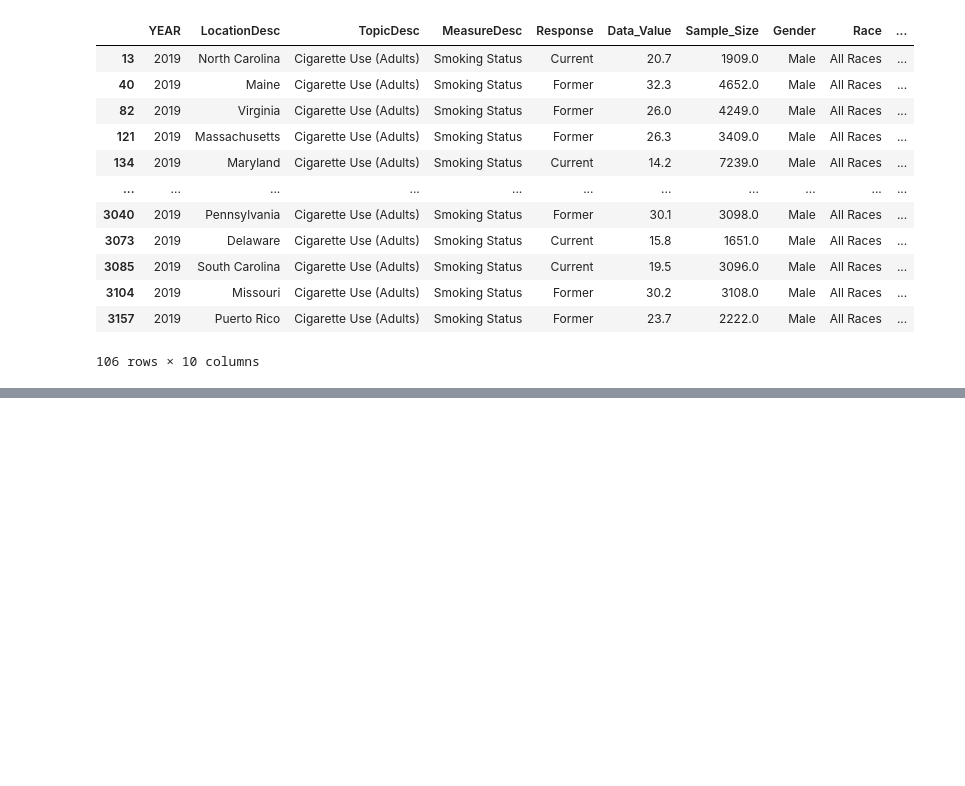
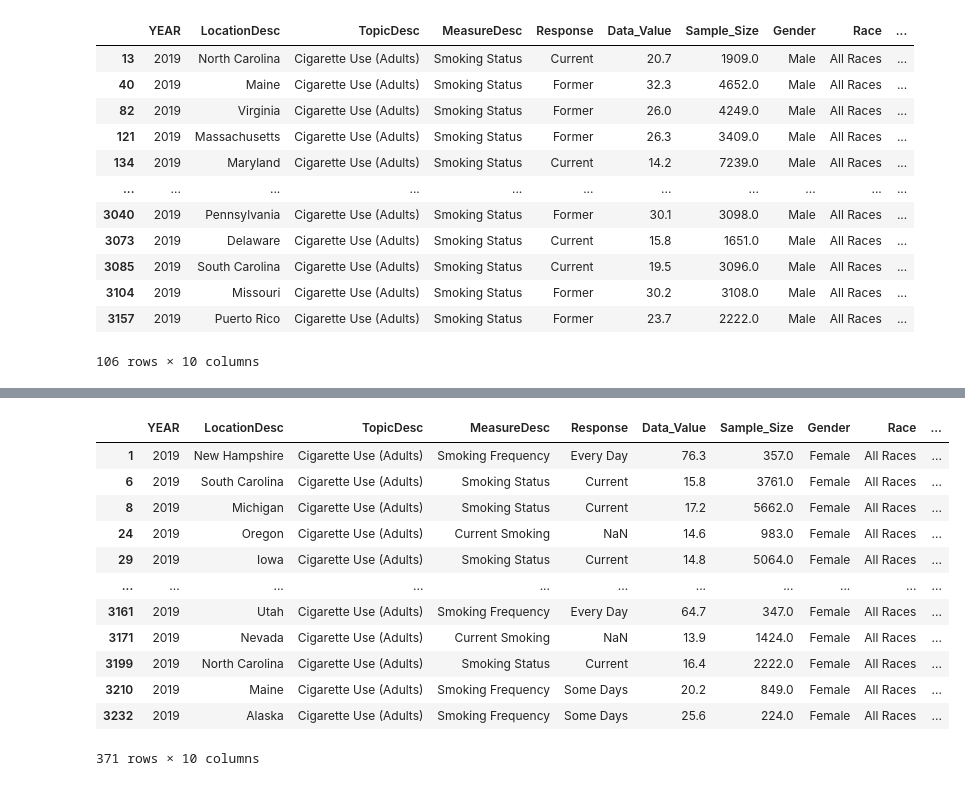
Before and after one commit to nickmille96/Project-1, a Jupyter notebook: chi-square.ipynb, the cells around one changed output, grey strips where cells are left out. Cells and saved outputs as stored; diff of their text form; code cells hidden in the pictures; blank space fills up the shorter version.

```diff
--- a/chi-square.ipynb
+++ b/chi-square.ipynb
@@ -92,0 +101,5 @@ male_mean
+# %%
+# Create female dataframe
+female_data = year_data.loc[year_data["Gender"] == "Female"]
+
+female_data.head()
@@ -92,0 +113,19 @@ male_mean
+# %%
+# Filter on cigarette use
+fcig_data = female_data.loc[female_data["TopicDesc"] == "Cigarette Use (Adults)"]
+
+fcig_data
+# %% [output]
+|  | YEAR | LocationDesc | TopicDesc | MeasureDesc | Response | Data_Value | Sample_Size | Gender | Race | ... |
+| 1 | 2019 | New Hampshire | Cigarette Use (Adults) | Smoking Frequency | Every Day | 76.3 | 357.0 | Female | All Races | ... |
+| 6 | 2019 | South Carolina | Cigarette Use (Adults) | Smoking Status | Current | 15.8 | 3761.0 | Female | All Races | ... |
+| 8 | 2019 | Michigan | Cigarette Use (Adults) | Smoking Status | Current | 17.2 | 5662.0 | Female | All Races | ... |
+| 24 | 2019 | Oregon | Cigarette Use (Adults) | Current Smoking | NaN | 14.6 | 983.0 | Female | All Races | ... |
+| 29 | 2019 | Iowa | Cigarette Use (Adults) | Smoking Status | Current | 14.8 | 5064.0 | Female | All Races | ... |
+| ... | ... | ... | ... | ... | ... | ... | ... | ... | ... | ... |
+| 3161 | 2019 | Utah | Cigarette Use (Adults) | Smoking Frequency | Every Day | 64.7 | 347.0 | Female | All Races | ... |
+| 3171 | 2019 | Nevada | Cigarette Use (Adults) | Current Smoking | NaN | 13.9 | 1424.0 | Female | All Races | ... |
+| 3199 | 2019 | North Carolina | Cigarette Use (Adults) | Smoking Status | Current | 16.4 | 2222.0 | Female | All Races | ... |
+| 3210 | 2019 | Maine | Cigarette Use (Adults) | Smoking Frequency | Some Days | 20.2 | 849.0 | Female | All Races | ... |
+| 3232 | 2019 | Alaska | Cigarette Use (Adults) | Smoking Frequency | Some Days | 25.6 | 224.0 | Female | All Races | ... |
+371 rows × 10 columns
```
Also changed, not shown: parts of 19 cells of this notebook, 1 other file.
